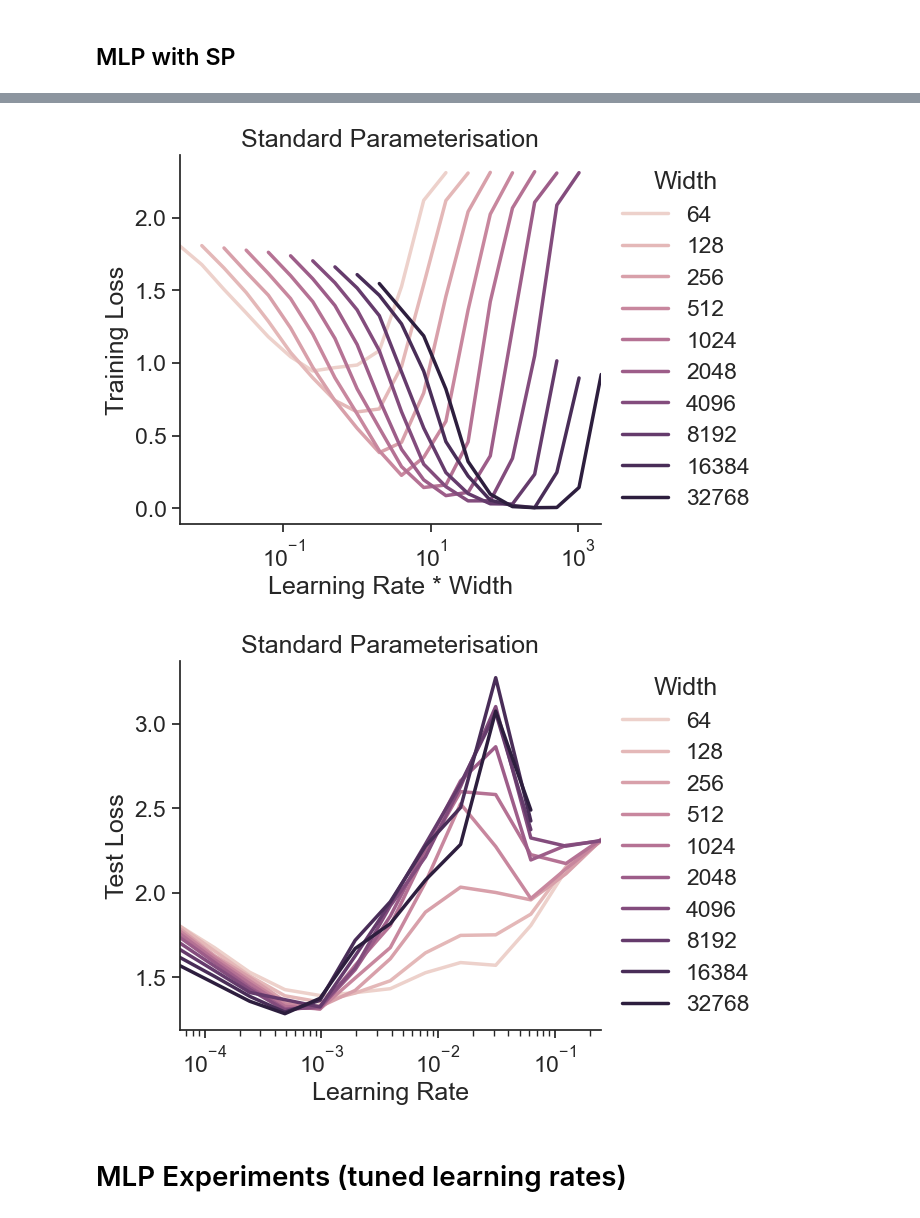
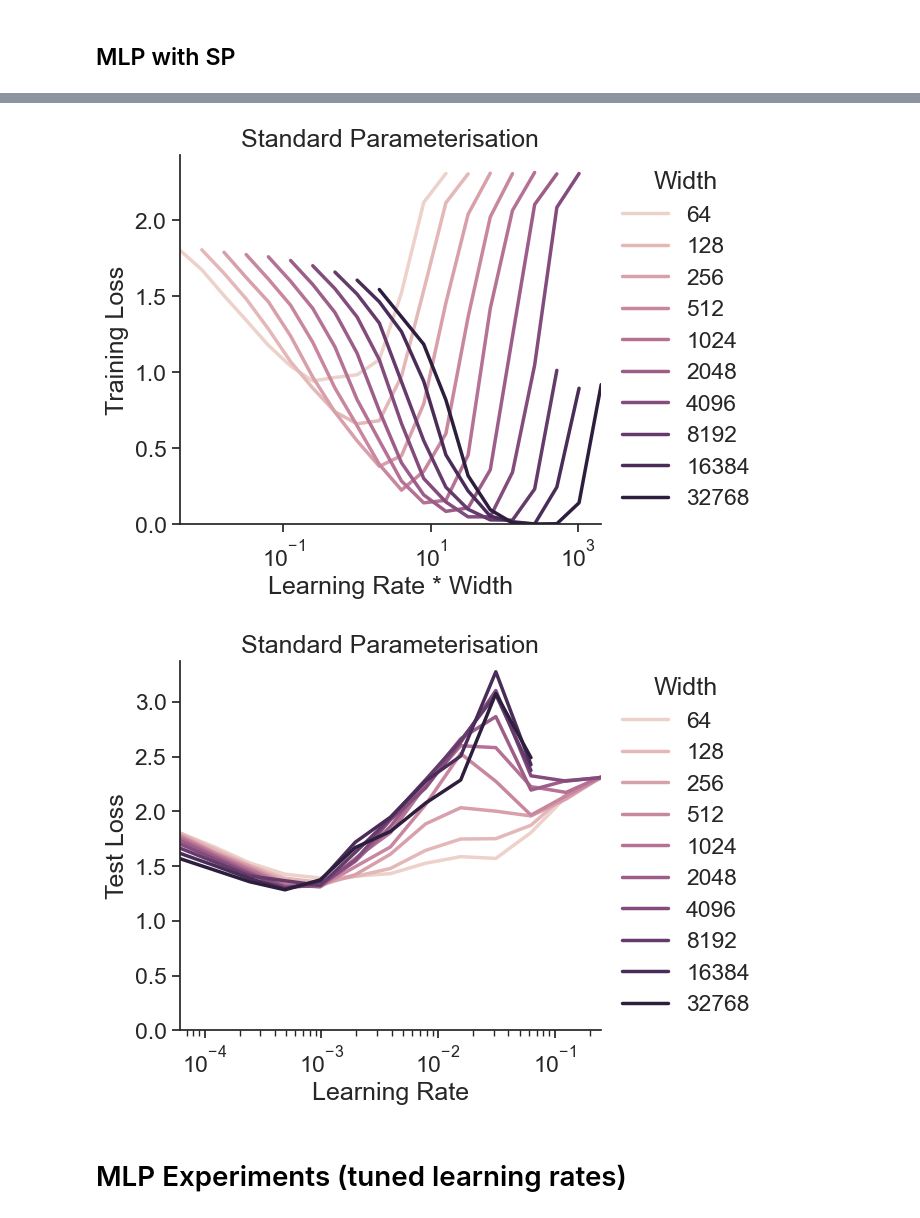
Before and after one commit to BrunoKM/tensor-reprogram, a Jupyter notebook: plots/hyperparam_vs_scale_alignment.ipynb, the cells around one changed output, grey strips where cells are left out. Drawn from its saved outputs; the diff is of its cells as text; code cells hidden in the pictures.

```diff
--- a/plots/hyperparam_vs_scale_alignment.ipynb
+++ b/plots/hyperparam_vs_scale_alignment.ipynb
@@ -206,6 +209,7 @@ ax = sns.lineplot(data=mlp_runs_df, x='lr_by_width', y='summary.train.loss', hue
 ax.set_xscale('log')
 ax.set(xlabel="Learning Rate * Width", ylabel="Training Loss", title='Standard Parameterisation')
 ax.set_xlim(min(mlp_runs_df["lr_by_width"]), max(mlp_runs_df["lr_by_width"]))
+ax.set_ylim(0, None)
 sns.despine(ax=ax)
 width_legend_on_side(ax)
 fig = ax.get_figure()
@@ -213,20 +217,21 @@ filename = "mlp_sp_train__lr_by_width"
 fig.savefig(f"figures/{filename}.pdf", bbox_inches='tight')
 fig.savefig(f"figures/{filename}.png", bbox_inches='tight')
 # %% [output]
-[figure, old version]
+[figure, new version]
 # %%
 ax = sns.lineplot(data=mlp_runs_df, x='config.optimization.lr', y='summary.test.loss', hue='width', hue_norm=matplotlib.colors.LogNorm(),legend="full")
 ax.set_xscale('log')
 ax.set(xlabel="Learning Rate", ylabel="Test Loss", title='Standard Parameterisation')
 ax.set_xlim(min(mlp_runs_df["config.optimization.lr"]), max(mlp_runs_df["config.optimization.lr"]))
+ax.set_ylim(0, None)
 sns.despine(ax=ax)
 width_legend_on_side(ax)
 fig = ax.get_figure()
 filename = "mlp_sp_test"
 fig.savefig(f"figures/{filename}.pdf", bbox_inches='tight')
 fig.savefig(f"figures/{filename}.png", bbox_inches='tight')
 # %% [output]
-[figure, old version]
+[figure, new version]
 # %% [markdown]
 # MLP Experiments (tuned learning rates)
 # %% [markdown]
```
Also changed, not shown: parts of 8 cells of this notebook, 4 other files.
